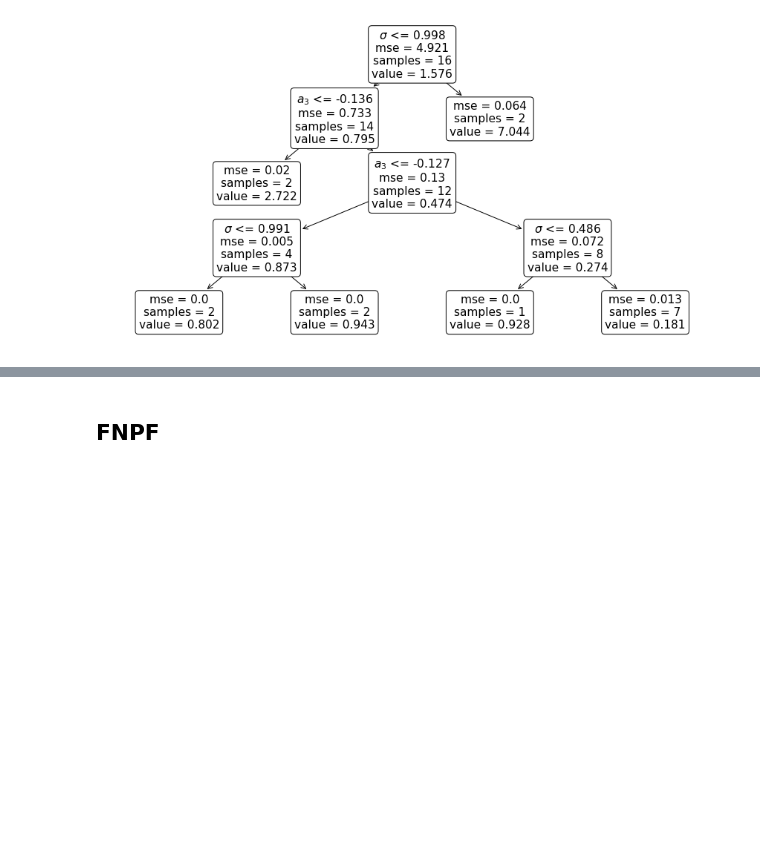
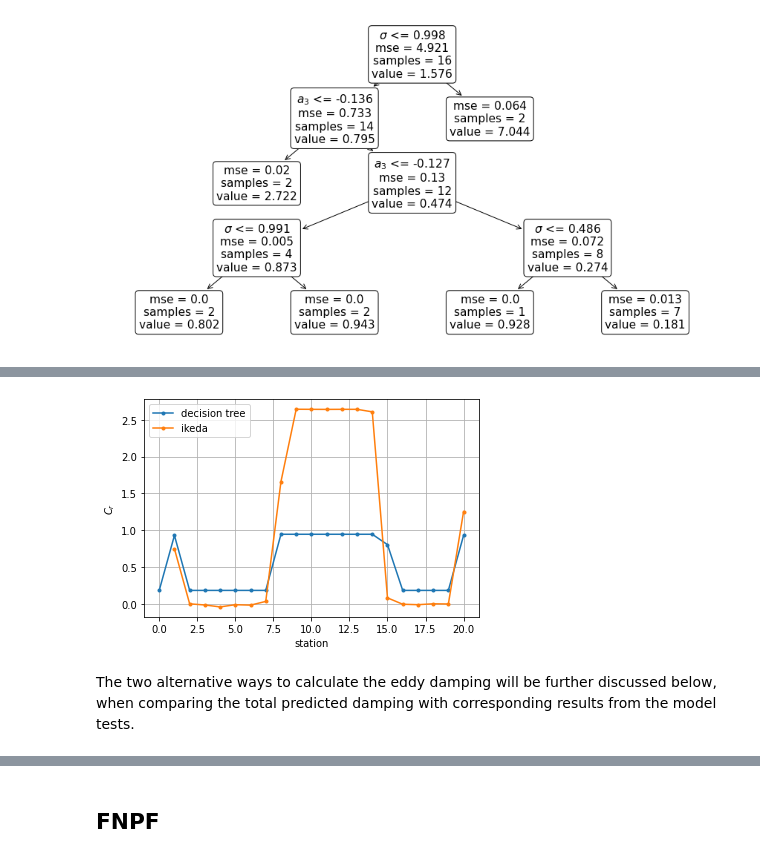
Before and after one commit to martinlarsalbert/Prediction-of-roll-motion-using-fully-nonlinear-potential-flow-and-Ikedas-method, a Jupyter notebook: reports/ISOPE_outline/01.1.outline.ipynb, the cells around one changed output, grey strips where cells are left out. Cells and saved outputs as stored; diff of their text form; code cells hidden in the pictures; blank space fills up the shorter version.

```diff
--- a/reports/ISOPE_outline/01.1.outline.ipynb
+++ b/reports/ISOPE_outline/01.1.outline.ipynb
@@ -365,0 +388,6 @@ Eventhoug this tree is so simple it has very good accuracy in reproducing the re
+# %%
+examples.decision_tree.show_KVLCC2_C_r_prediction()
+# %% [output]
+[figure, added]
+# %% [markdown]
+The two alternative ways to calculate the eddy damping will be further discussed below, when comparing the total predicted damping with corresponding results from the model tests.
```
Also changed, not shown: parts of 10 cells of this notebook, 2 other files.
